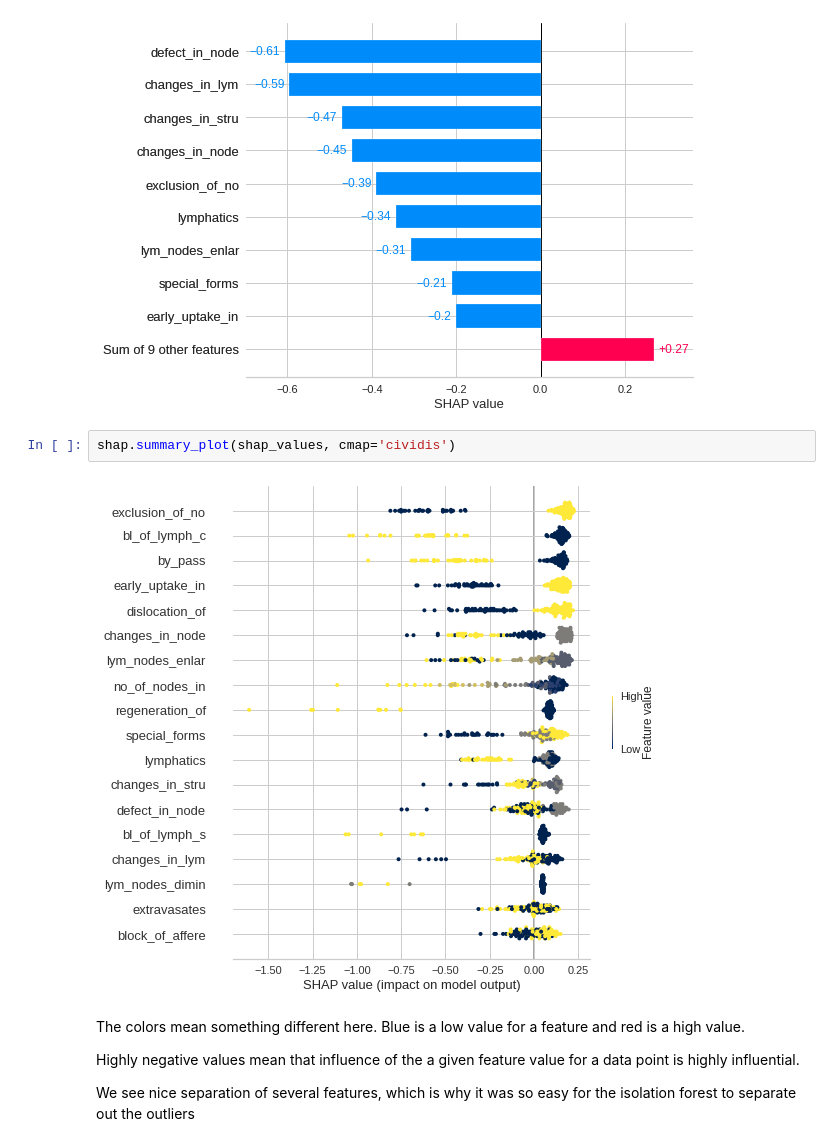
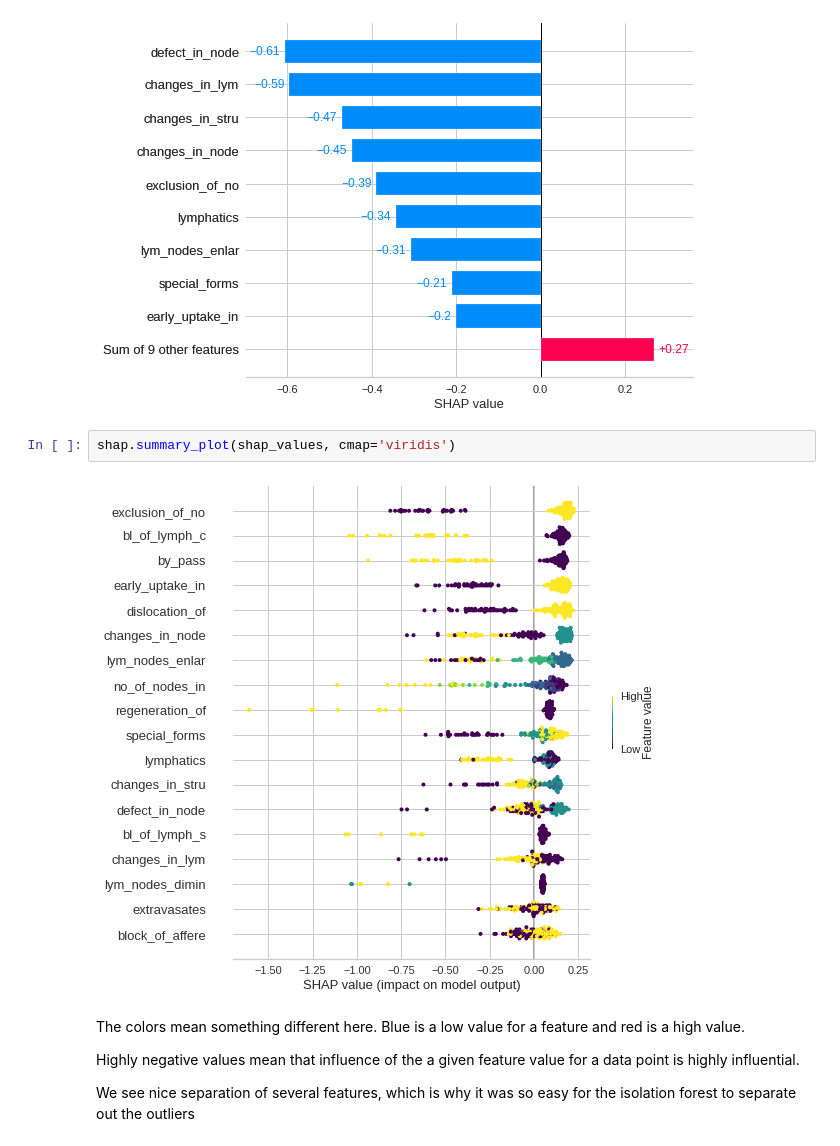
Before and after one commit to lstmemery/outlier-detection, a Jupyter notebook: prez.ipynb, the cells around one changed output. Drawn from its saved outputs; the diff is of its cells as text.

```diff
--- a/prez.ipynb
+++ b/prez.ipynb
@@ -146,9 +155,9 @@ shap.plots.bar(shap_values[0])
 # %% [output]
 [figure]
 # %%
-shap.summary_plot(shap_values, cmap='cividis')
+shap.summary_plot(shap_values, cmap='viridis')
 # %% [output]
-[figure, old version]
+[figure, new version]
 # %% [markdown]
 The colors mean something different here. Blue is a low value for a feature and red is a high value.
 
```
Also changed, not shown: parts of 2 cells of this notebook, 2 other files.
